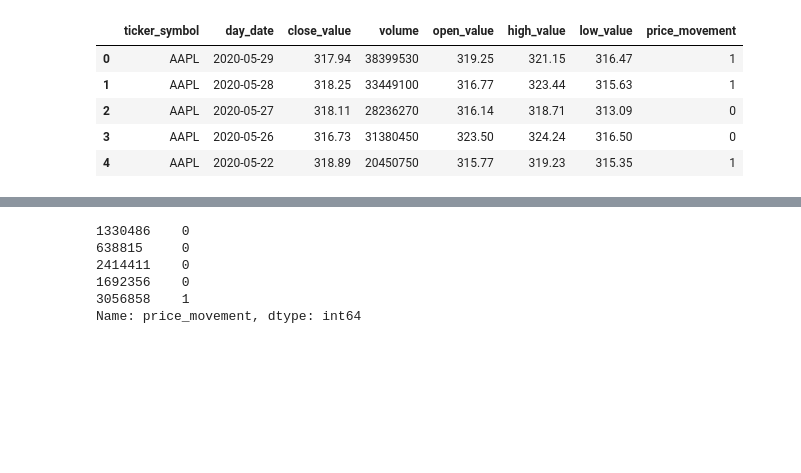
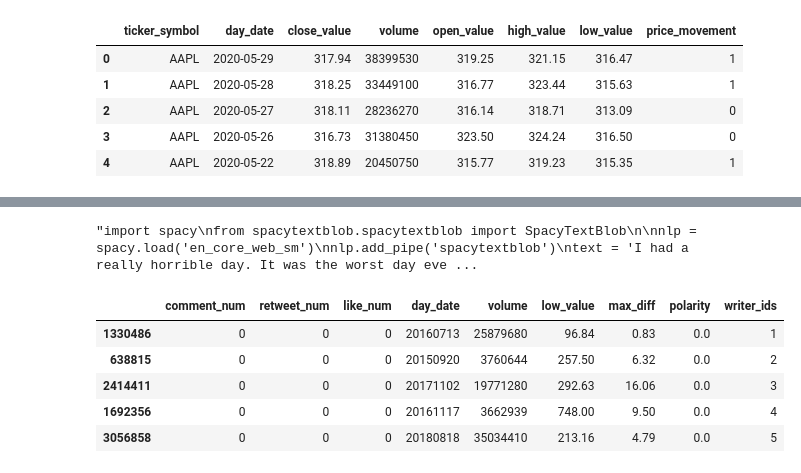
Before and after one commit to jasmeeetSingh/StockMovementPredictionBasedOnTweets, a Jupyter notebook: Data Exploration.ipynb, the cells around one changed output, grey strips where cells are left out. Saved outputs shown, nothing was run; the diff lists cells and outputs as text; code cells hidden in the pictures; blank space fills up the shorter version.

```diff
--- a/Data Exploration.ipynb
+++ b/Data Exploration.ipynb
@@ -215,9 +401,53 @@ memory usage: 215.0+ MB
+# %%
+day_date_df = X_train_short['day_date']
+day_date_list = []
+
+for ind in range(len(X_train_short)):
+    string_date = day_date_df.iloc[ind]
+    string_date = string_date.replace("-","")
+    day_date_list.append(int(string_date))
+
+day_date_df = pd.DataFrame(day_date_list,columns=['day_date'])
+day_date_df = day_date_df.set_index(X_train_short.index)
+
+X_train_short['day_date'] = day_date_df
 # %%
-y_train.head()
+'''import spacy
+from spacytextblob.spacytextblob import SpacyTextBlob
+
+nlp = spacy.load('en_core_web_sm')
+nlp.add_pipe('spacytextblob')
+text = 'I had a really horrible day. It was the worst day ever! But every now and then I have a really good day that makes me happy.'
+doc = nlp(text, disable = ['tagger','parser','ner','entity_linker','entity_ruler','textcat','textcat_multilabel','lemmatizer','morphologizer','attribute_ruler','senter','sentencizer','tok2vec','transformer'])
+doc2 = nlp(text)
+print(doc2._.polarity)
+print(doc._.polarity)
+
+text = 'I had a really horrible day'
+doc = nlp(text, disable = ['parser','ner','entity_linker','entity_ruler','textcat','textcat_multilabel','lemmatizer','morphologizer','attribute_ruler','senter','sentencizer','tok2vec','transformer'])
+doc2 = nlp(text)
+print(doc2._.polarity)
+print(doc._.polarity)
+
+text = 'I had a good day'
+doc = nlp(text, disable = ['parser','ner','entity_linker','entity_ruler','textcat','textcat_multilabel','lemmatizer','morphologizer','attribute_ruler','senter','sentencizer','tok2vec','transformer'])
+doc2 = nlp(text)
+print(doc2._.polarity)
+print(doc._.polarity)
+
+text = 'Insanity of today weirdo massive selling. '
+doc = nlp(text, disable = ['parser','ner','entity_linker','entity_ruler','textcat','textcat_multilabel','lemmatizer','morphologizer','attribute_ruler','senter','sentencizer','tok2vec','transformer'])
+doc2 = nlp(text)
+print(doc2._.polarity)
+print(doc._.polarity)'''
 # %% [output]
-1330486    0
-638815     0
-2414411    0
-1692356    0
-3056858    1
-Name: price_movement, dtype: int64
+"import spacy\nfrom spacytextblob.spacytextblob import SpacyTextBlob\n\nnlp = spacy.load('en_core_web_sm')\nnlp.add_pipe('spacytextblob')\ntext = 'I had a really horrible day. It was the worst day eve ...
+# %%
+X_train_short.head()
+# %% [output]
+|  | comment_num | retweet_num | like_num | day_date | volume | low_value | max_diff | polarity | writer_ids |
+| 1330486 | 0 | 0 | 0 | 20160713 | 25879680 | 96.84 | 0.83 | 0.0 | 1 |
+| 638815 | 0 | 0 | 0 | 20150920 | 3760644 | 257.50 | 6.32 | 0.0 | 2 |
+| 2414411 | 0 | 0 | 0 | 20171102 | 19771280 | 292.63 | 16.06 | 0.0 | 3 |
+| 1692356 | 0 | 0 | 0 | 20161117 | 3662939 | 748.00 | 9.50 | 0.0 | 4 |
+| 3056858 | 0 | 0 | 0 | 20180818 | 35034410 | 213.16 | 4.79 | 0.0 | 5 |
```
Also changed, not shown: parts of 23 cells of this notebook.
